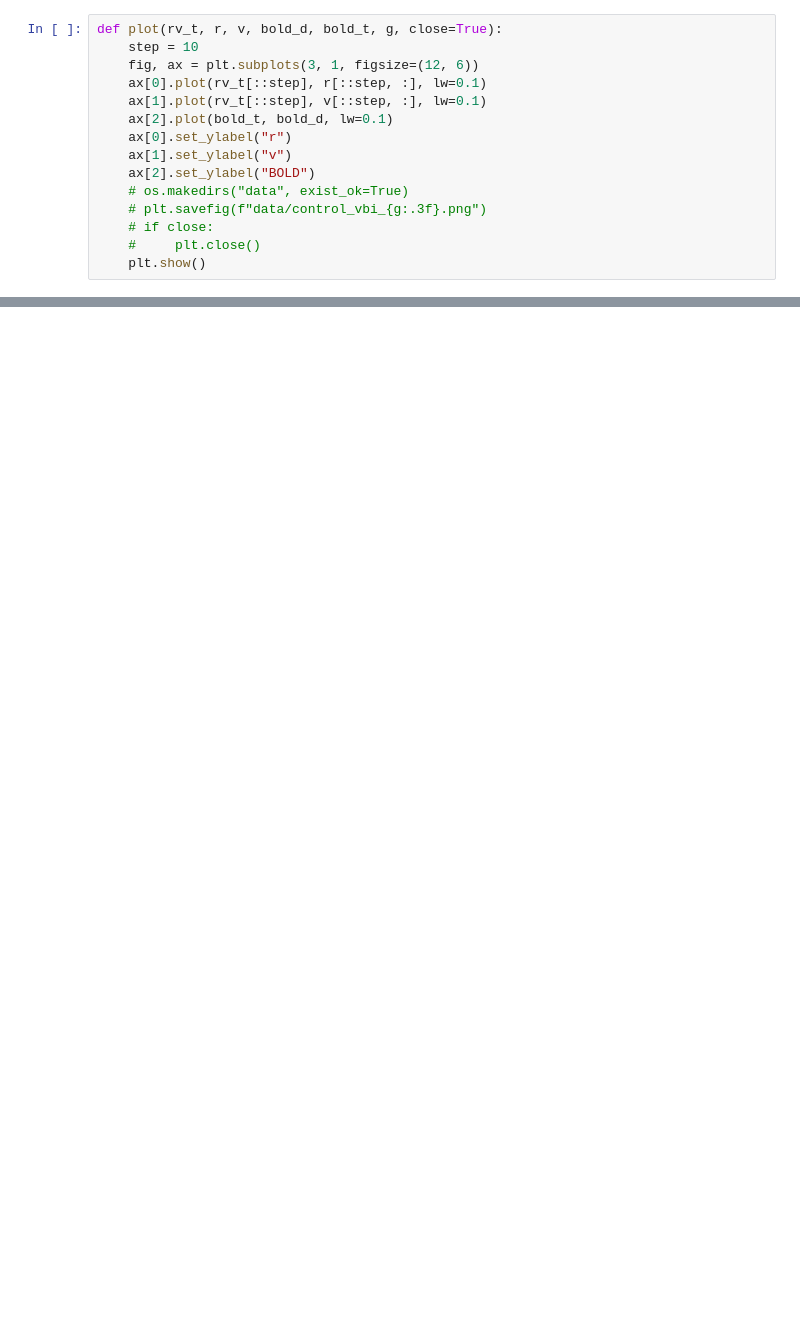
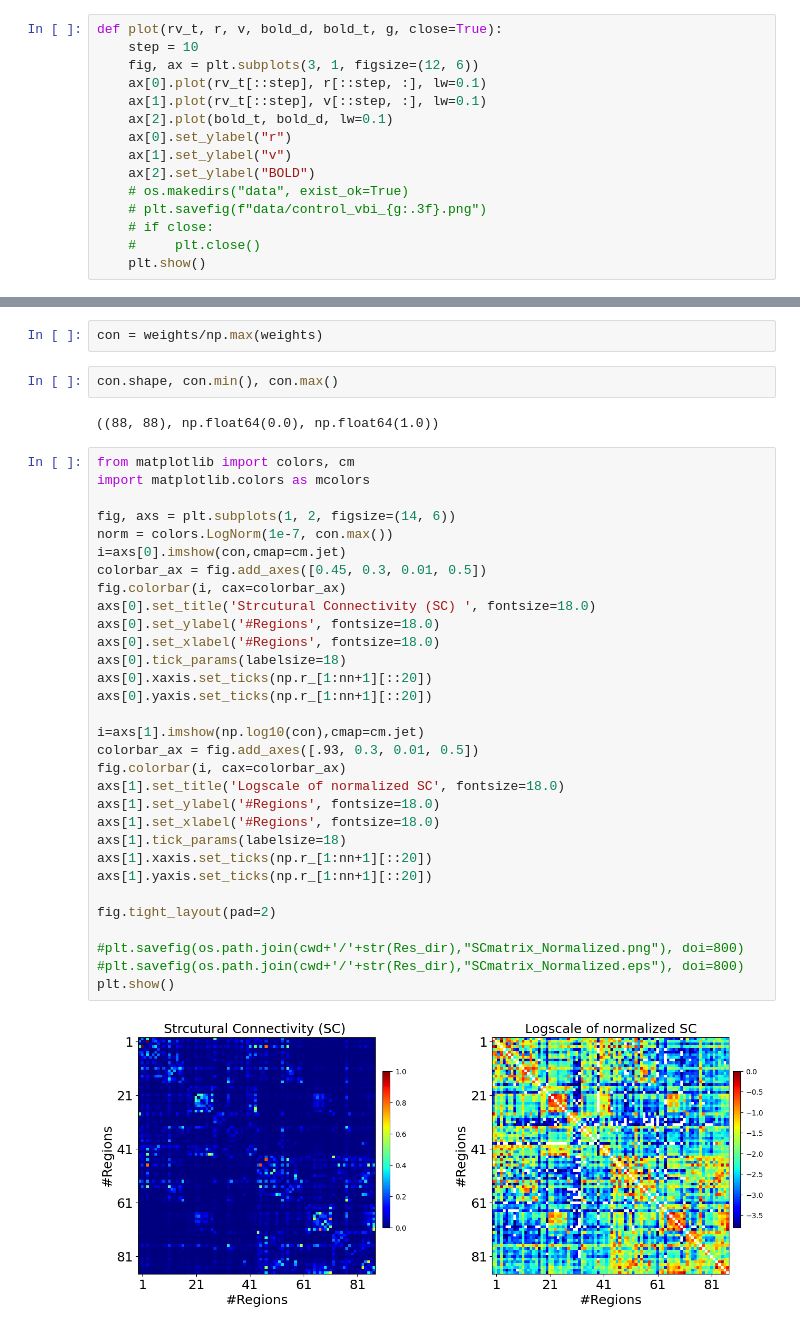
Before and after one commit to monicapaoletti/GSoC_T3.3_inference, a Jupyter notebook: scripts/notebooks/mpr_jax.ipynb, the cells around one changed output, grey strips where cells are left out. Drawn from its saved outputs; the diff is of its cells as text; blank space fills up the shorter version.

```diff
--- a/scripts/notebooks/mpr_jax.ipynb
+++ b/scripts/notebooks/mpr_jax.ipynb
@@ -163,0 +238,39 @@ params = {"G": 0.25,
+# %%
+con = weights/np.max(weights)
+# %%
+con.shape, con.min(), con.max()
+# %% [output]
+((88, 88), np.float64(0.0), np.float64(1.0))
+# %%
+from matplotlib import colors, cm
+import matplotlib.colors as mcolors
+
+fig, axs = plt.subplots(1, 2, figsize=(14, 6))
+norm = colors.LogNorm(1e-7, con.max())
+i=axs[0].imshow(con,cmap=cm.jet)
+colorbar_ax = fig.add_axes([0.45, 0.3, 0.01, 0.5])
+fig.colorbar(i, cax=colorbar_ax)
+axs[0].set_title('Strcutural Connectivity (SC) ', fontsize=18.0)
+axs[0].set_ylabel('#Regions', fontsize=18.0)
+axs[0].set_xlabel('#Regions', fontsize=18.0)
+axs[0].tick_params(labelsize=18)
+axs[0].xaxis.set_ticks(np.r_[1:nn+1][::20])
+axs[0].yaxis.set_ticks(np.r_[1:nn+1][::20])
+
+i=axs[1].imshow(np.log10(con),cmap=cm.jet)
+colorbar_ax = fig.add_axes([.93, 0.3, 0.01, 0.5])
+fig.colorbar(i, cax=colorbar_ax)
+axs[1].set_title('Logscale of normalized SC', fontsize=18.0)
+axs[1].set_ylabel('#Regions', fontsize=18.0)
+axs[1].set_xlabel('#Regions', fontsize=18.0)
+axs[1].tick_params(labelsize=18)
+axs[1].xaxis.set_ticks(np.r_[1:nn+1][::20])
+axs[1].yaxis.set_ticks(np.r_[1:nn+1][::20])
+
+fig.tight_layout(pad=2)
+
+#plt.savefig(os.path.join(cwd+'/'+str(Res_dir),"SCmatrix_Normalized.png"), doi=800)
+#plt.savefig(os.path.join(cwd+'/'+str(Res_dir),"SCmatrix_Normalized.eps"), doi=800)
+plt.show()
+# %% [output]
+[figure, added]
```
Also changed, not shown: parts of 74 cells of this notebook, 1 other file.
